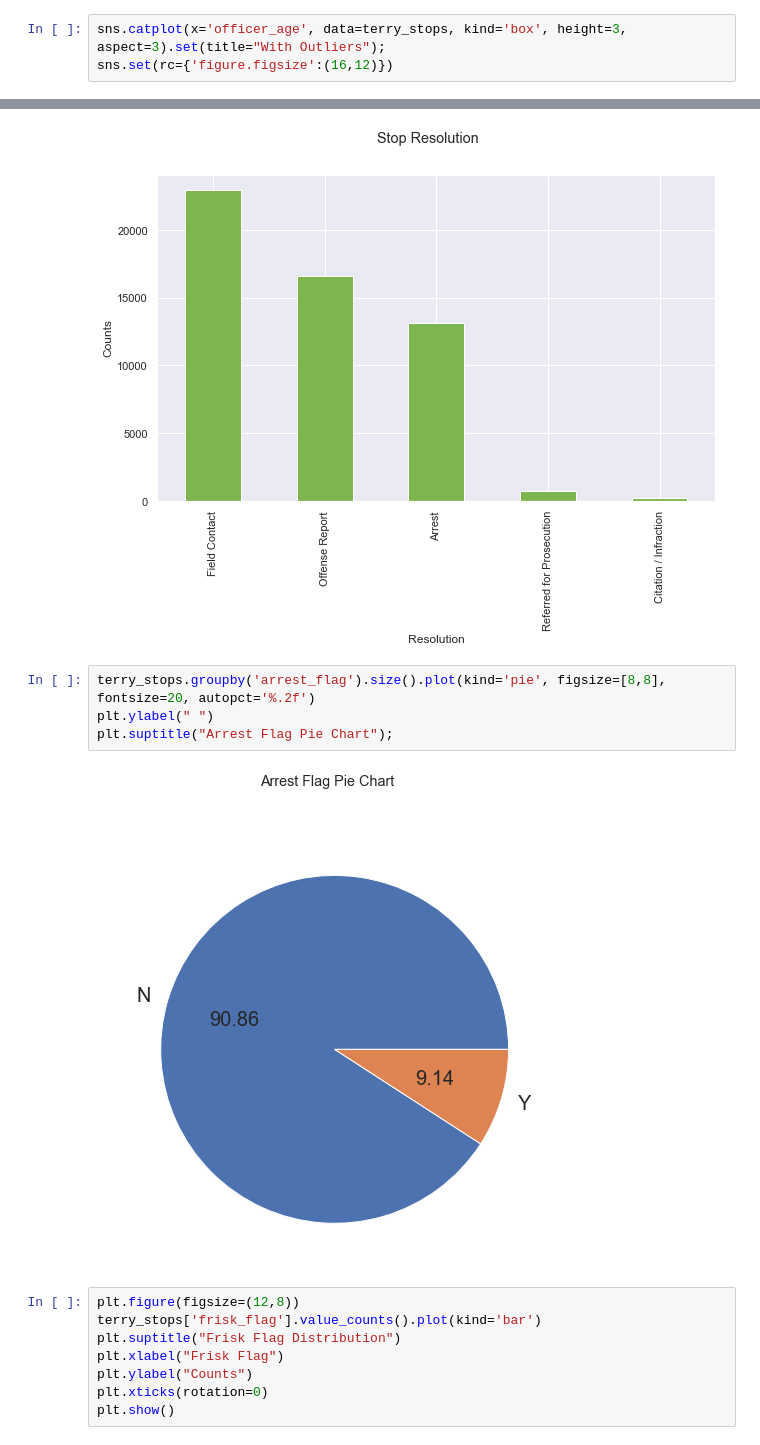
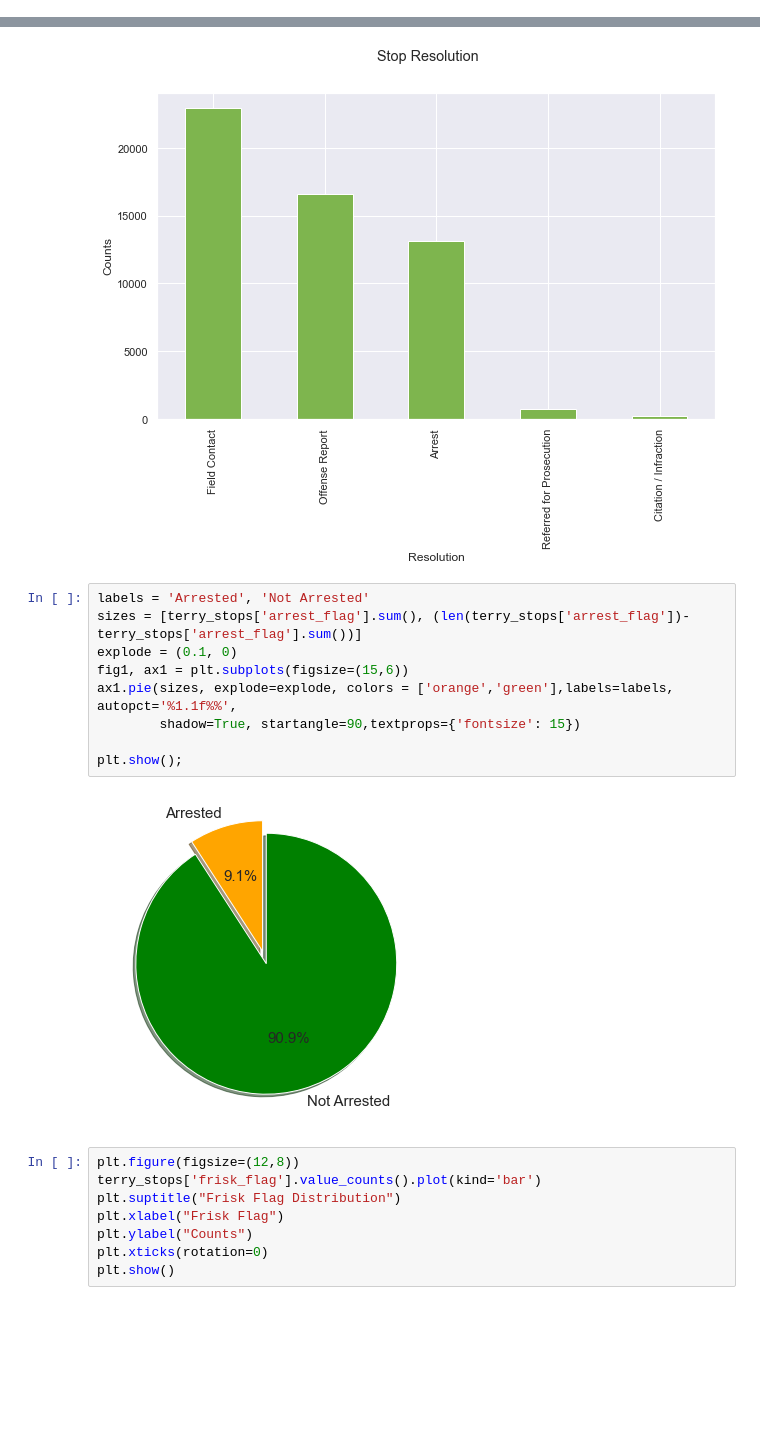
Before and after one commit to Azegele/Phase-3-Project, a Jupyter notebook: index.ipynb, the cells around one changed output, grey strips where cells are left out. Drawn from its saved outputs; the diff is of its cells as text; blank space fills up the shorter version.

```diff
--- a/index.ipynb
+++ b/index.ipynb
@@ -563,6 +592,3 @@ sns.boxplot(x = 'officer_age', data = terry_stops)
 plt.show()
 # %% [output]
 [figure]
-# %%
-sns.catplot(x='officer_age', data=terry_stops, kind='box', height=3, aspect=3).set(title="With Outliers");
-sns.set(rc={'figure.figsize':(16,12)})
@@ -635,12 +659,17 @@ plt.xlabel("Resolution")
 plt.ylabel("Counts");
 # %% [output]
 [figure]
-# %%
-terry_stops.groupby('arrest_flag').size().plot(kind='pie', figsize=[8,8], fontsize=20, autopct='%.2f')
-plt.ylabel(" ")
-plt.suptitle("Arrest Flag Pie Chart");
-# %% [output]
-[figure, removed]
+# %%
+labels = 'Arrested', 'Not Arrested'
+sizes = [terry_stops['arrest_flag'].sum(), (len(terry_stops['arrest_flag'])-terry_stops['arrest_flag'].sum())]
+explode = (0.1, 0)
+fig1, ax1 = plt.subplots(figsize=(15,6))
+ax1.pie(sizes, explode=explode, colors = ['orange','green'],labels=labels, autopct='%1.1f%%',
+        shadow=True, startangle=90,textprops={'fontsize': 15})
+
+plt.show();
+# %% [output]
+[figure, added]
 # %%
 plt.figure(figsize=(12,8))
 terry_stops['frisk_flag'].value_counts().plot(kind='bar')
```
Also changed, not shown: parts of 65 cells of this notebook.
